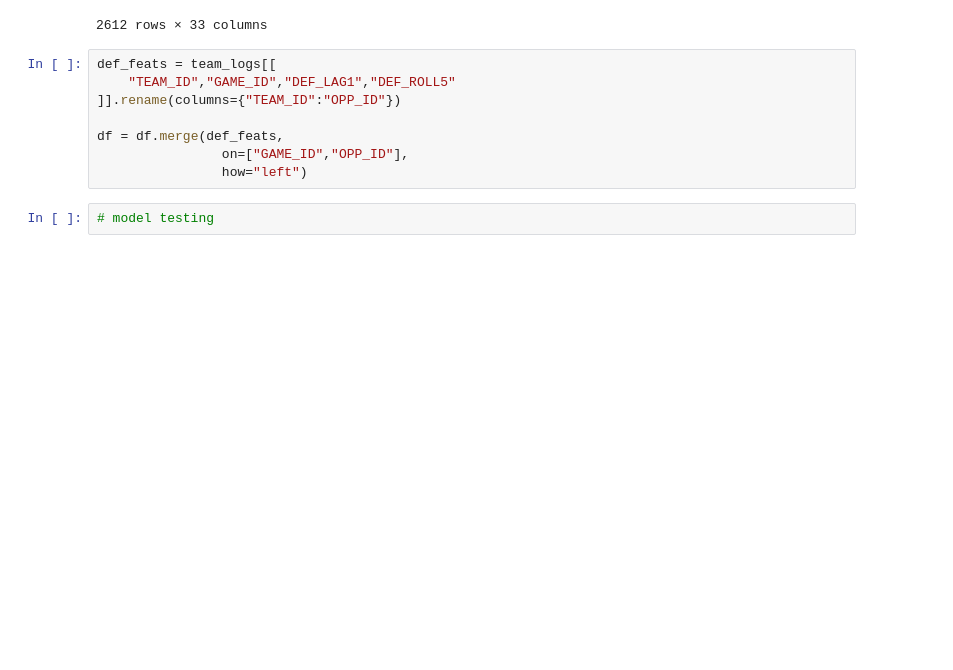
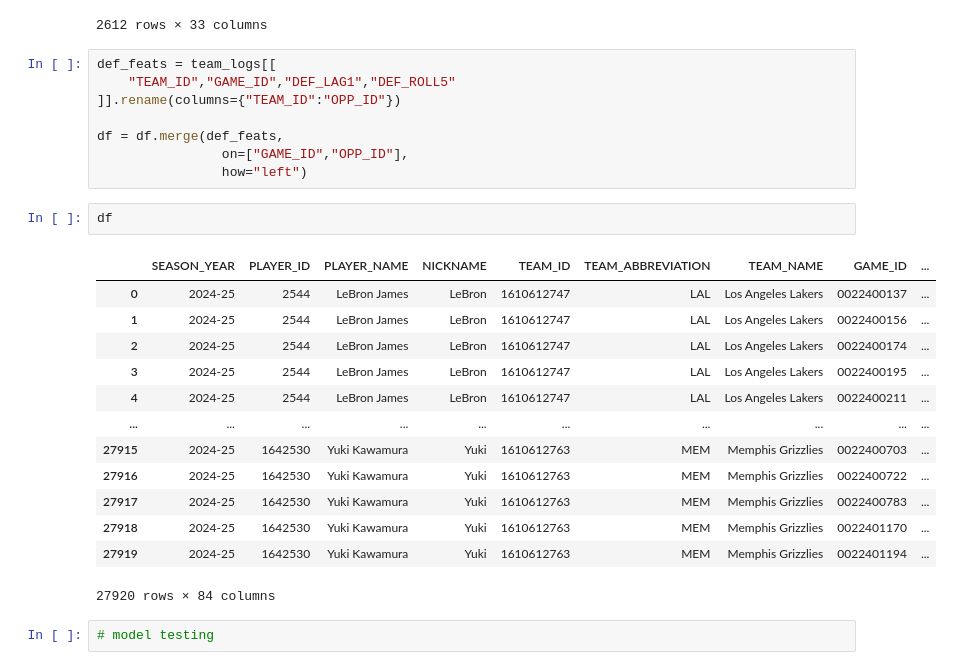
Before and after one commit to SSHAHSOHIL/NBA-Prediction-Model, a Jupyter notebook: src/player_props.ipynb, the cells around one changed output. Drawn from its saved outputs; the diff is of its cells as text; blank space fills up the shorter version.

Commit message:
fixing params and player props model

```diff
--- a/src/player_props.ipynb
+++ b/src/player_props.ipynb
@@ -288,6 +288,22 @@ def_feats = team_logs[[
 df = df.merge(def_feats,
                 on=["GAME_ID","OPP_ID"],
                 how="left")
+# %%
+df
+# %% [output]
+|  | SEASON_YEAR | PLAYER_ID | PLAYER_NAME | NICKNAME | TEAM_ID | TEAM_ABBREVIATION | TEAM_NAME | GAME_ID | ... |
+| 0 | 2024-25 | 2544 | LeBron James | LeBron | 1610612747 | LAL | Los Angeles Lakers | 0022400137 | ... |
+| 1 | 2024-25 | 2544 | LeBron James | LeBron | 1610612747 | LAL | Los Angeles Lakers | 0022400156 | ... |
+| 2 | 2024-25 | 2544 | LeBron James | LeBron | 1610612747 | LAL | Los Angeles Lakers | 0022400174 | ... |
+| 3 | 2024-25 | 2544 | LeBron James | LeBron | 1610612747 | LAL | Los Angeles Lakers | 0022400195 | ... |
+| 4 | 2024-25 | 2544 | LeBron James | LeBron | 1610612747 | LAL | Los Angeles Lakers | 0022400211 | ... |
+| ... | ... | ... | ... | ... | ... | ... | ... | ... | ... |
+| 27915 | 2024-25 | 1642530 | Yuki Kawamura | Yuki | 1610612763 | MEM | Memphis Grizzlies | 0022400703 | ... |
+| 27916 | 2024-25 | 1642530 | Yuki Kawamura | Yuki | 1610612763 | MEM | Memphis Grizzlies | 0022400722 | ... |
+| 27917 | 2024-25 | 1642530 | Yuki Kawamura | Yuki | 1610612763 | MEM | Memphis Grizzlies | 0022400783 | ... |
+| 27918 | 2024-25 | 1642530 | Yuki Kawamura | Yuki | 1610612763 | MEM | Memphis Grizzlies | 0022401170 | ... |
+| 27919 | 2024-25 | 1642530 | Yuki Kawamura | Yuki | 1610612763 | MEM | Memphis Grizzlies | 0022401194 | ... |
+27920 rows × 84 columns
 # %%
 # model testing
 # %%
```
Also changed, not shown: parts of 6 cells of this notebook, 2 other files.
